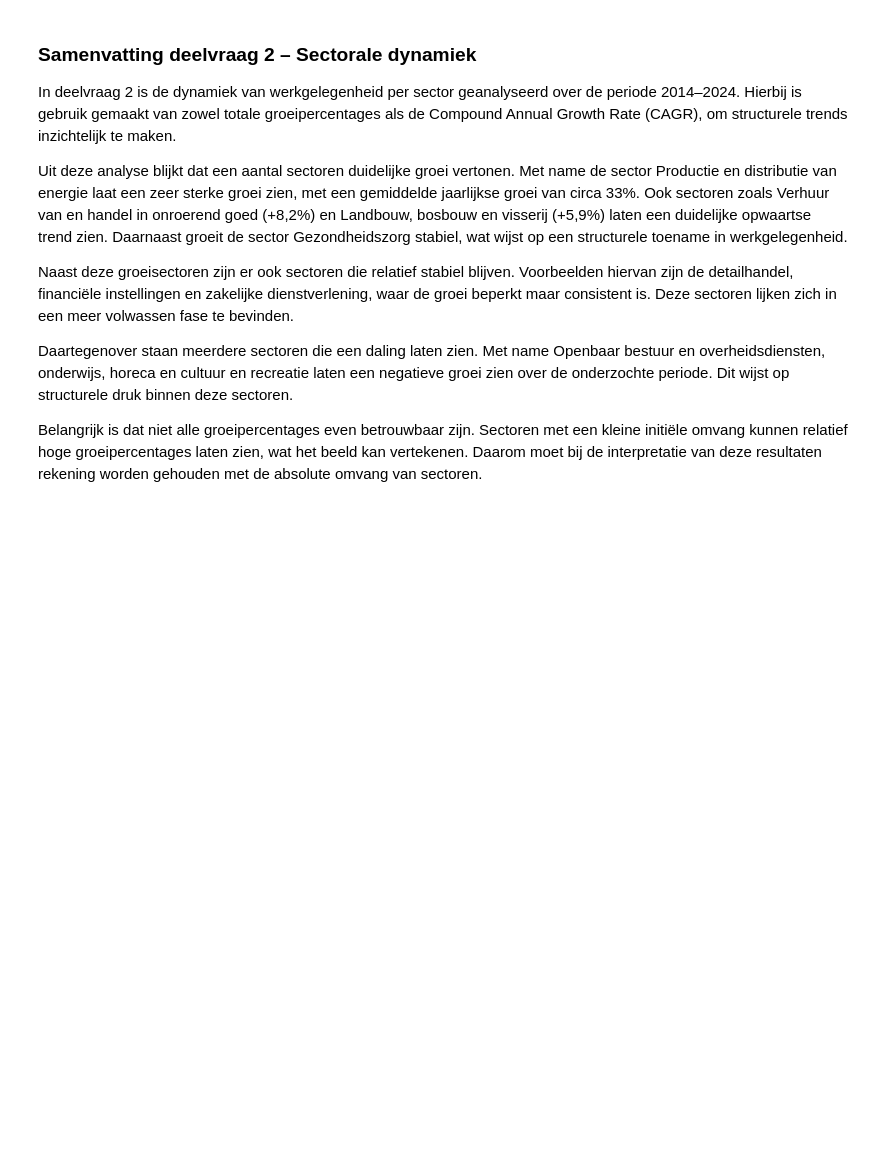
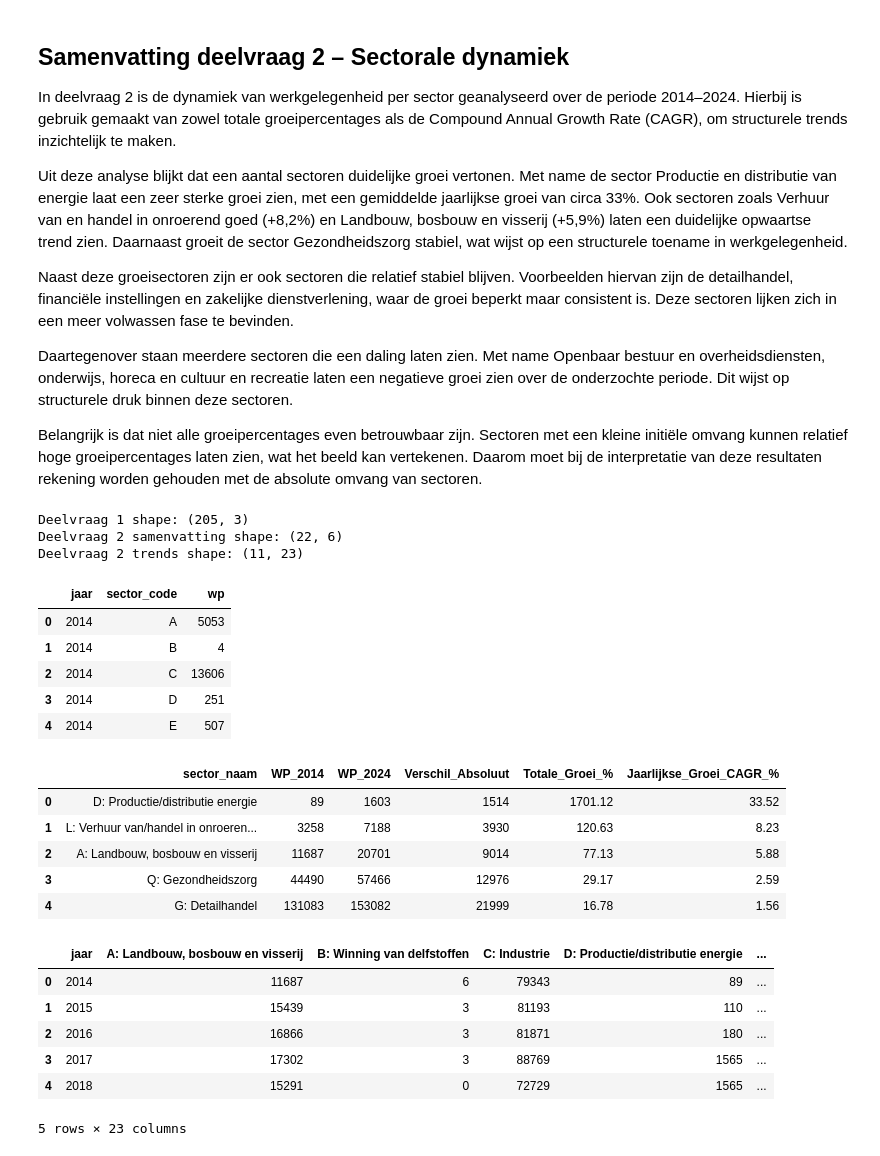
Before and after one commit to Ismael-991/Werkgelegenheid_Provincie_Flevoland, a Jupyter notebook: Notebooks/Individual/Faysal_Notebook.ipynb, the cells around one changed output. Drawn from its saved outputs; the diff is of its cells as text; code cells hidden in the pictures; blank space fills up the shorter version.

```diff
--- a/Notebooks/Individual/Faysal_Notebook.ipynb
+++ b/Notebooks/Individual/Faysal_Notebook.ipynb
@@ -15,7 +24,7 @@ Daarentegen laten kleinere sectoren, zoals B, D, E, K en L, een veel lagere bijd
 
 Op basis van deze analyse kan worden geconcludeerd dat de groei van werkgelegenheid in Flevoland voornamelijk wordt gedreven door de grotere sectoren, terwijl kleinere sectoren een meer fluctuerend en minder bepalend patroon laten zien.
 # %% [markdown]
-### Samenvatting deelvraag 2 – Sectorale dynamiek
+## Samenvatting deelvraag 2 – Sectorale dynamiek
 
 In deelvraag 2 is de dynamiek van werkgelegenheid per sector geanalyseerd over de periode 2014–2024. Hierbij is gebruik gemaakt van zowel totale groeipercentages als de Compound Annual Growth Rate (CAGR), om structurele trends inzichtelijk te maken.
 
@@ -26,3 +35,41 @@ Naast deze groeisectoren zijn er ook sectoren die relatief stabiel blijven. Voor
 Daartegenover staan meerdere sectoren die een daling laten zien. Met name Openbaar bestuur en overheidsdiensten, onderwijs, horeca en cultuur en recreatie laten een negatieve groei zien over de onderzochte periode. Dit wijst op structurele druk binnen deze sectoren.
 
 Belangrijk is dat niet alle groeipercentages even betrouwbaar zijn. Sectoren met een kleine initiële omvang kunnen relatief hoge groeipercentages laten zien, wat het beeld kan vertekenen. Daarom moet bij de interpretatie van deze resultaten rekening worden gehouden met de absolute omvang van sectoren.
+# %%
+import pandas as pd
+
+# Resultaten van deelvraag 1 en deelvraag 2 inladen
+df_dv1 = pd.read_csv("../../Data/processed/deelvraag1_sector_trend.csv")
+df_dv2_summary = pd.read_excel("../../Data/processed/deelvraag2_groei_samenvatting.xlsx")
+df_dv2_trends = pd.read_excel("../../Data/processed/deelvraag2_sectorale_trends.xlsx")
+
+print("Deelvraag 1 shape:", df_dv1.shape)
+print("Deelvraag 2 samenvatting shape:", df_dv2_summary.shape)
+print("Deelvraag 2 trends shape:", df_dv2_trends.shape)
+
+display(df_dv1.head())
+display(df_dv2_summary.head())
+display(df_dv2_trends.head())
+# %% [output]
+Deelvraag 1 shape: (205, 3)
+Deelvraag 2 samenvatting shape: (22, 6)
+Deelvraag 2 trends shape: (11, 23)
+|  | jaar | sector_code | wp |
+| 0 | 2014 | A | 5053 |
+| 1 | 2014 | B | 4 |
+| 2 | 2014 | C | 13606 |
+| 3 | 2014 | D | 251 |
+| 4 | 2014 | E | 507 |
+|  | sector_naam | WP_2014 | WP_2024 | Verschil_Absoluut | Totale_Groei_% | Jaarlijkse_Groei_CAGR_% |
+| 0 | D: Productie/distributie energie | 89 | 1603 | 1514 | 1701.12 | 33.52 |
+| 1 | L: Verhuur van/handel in onroeren... | 3258 | 7188 | 3930 | 120.63 | 8.23 |
+| 2 | A: Landbouw, bosbouw en visserij | 11687 | 20701 | 9014 | 77.13 | 5.88 |
+| 3 | Q: Gezondheidszorg | 44490 | 57466 | 12976 | 29.17 | 2.59 |
+| 4 | G: Detailhandel | 131083 | 153082 | 21999 | 16.78 | 1.56 |
+|  | jaar | A: Landbouw, bosbouw en visserij | B: Winning van delfstoffen | C: Industrie | D: Productie/distributie energie | ... |
+| 0 | 2014 | 11687 | 6 | 79343 | 89 | ... |
+| 1 | 2015 | 15439 | 3 | 81193 | 110 | ... |
+| 2 | 2016 | 16866 | 3 | 81871 | 180 | ... |
+| 3 | 2017 | 17302 | 3 | 88769 | 1565 | ... |
+| 4 | 2018 | 15291 | 0 | 72729 | 1565 | ... |
+5 rows × 23 columns
```
Also changed, not shown: parts of 21 cells of this notebook.
